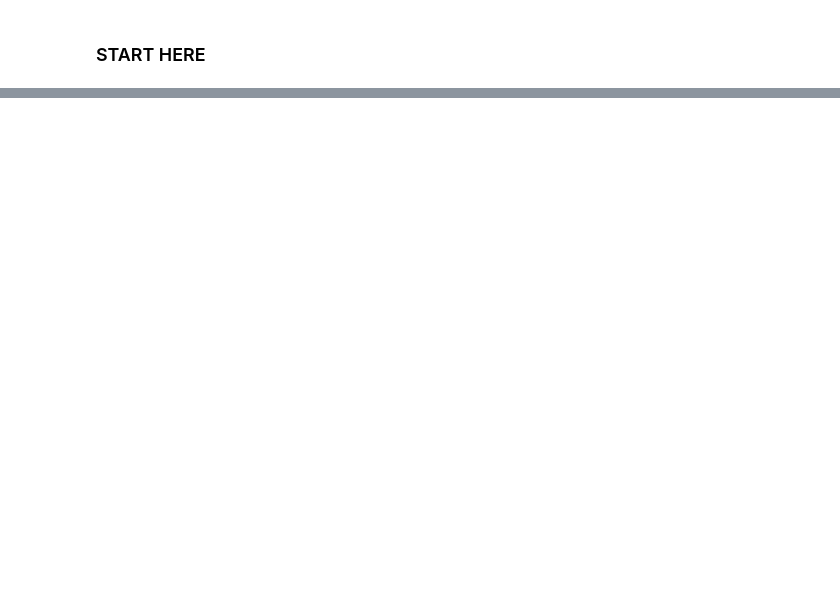
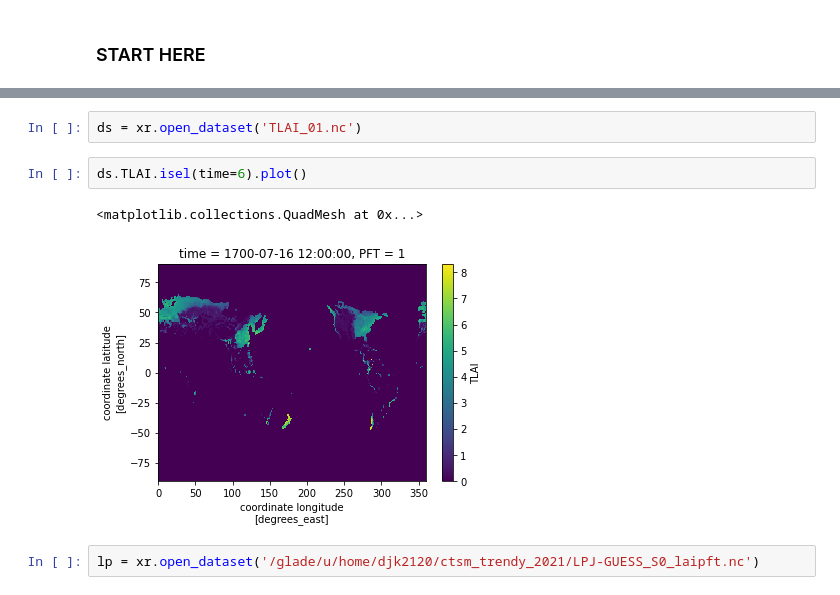
Before and after one commit to djk2120/ctsm_trendy_2021, a Jupyter notebook: pft_regridding.ipynb, the cells around one changed output, grey strips where cells are left out. Drawn from its saved outputs; the diff is of its cells as text; blank space fills up the shorter version.

```diff
--- a/pft_regridding.ipynb
+++ b/pft_regridding.ipynb
@@ -204,0 +213,9 @@ ValueError: Only one of `meta` and `output_dtypes` should be given (`meta` is pr
+# %%
+ds = xr.open_dataset('TLAI_01.nc')
+# %%
+ds.TLAI.isel(time=6).plot()
+# %% [output]
+<matplotlib.collections.QuadMesh at 0x...>
+[figure, added]
+# %%
+lp = xr.open_dataset('/glade/u/home/djk2120/ctsm_trendy_2021/LPJ-GUESS_S0_laipft.nc')
```
Also changed, not shown: parts of 28 cells of this notebook.
